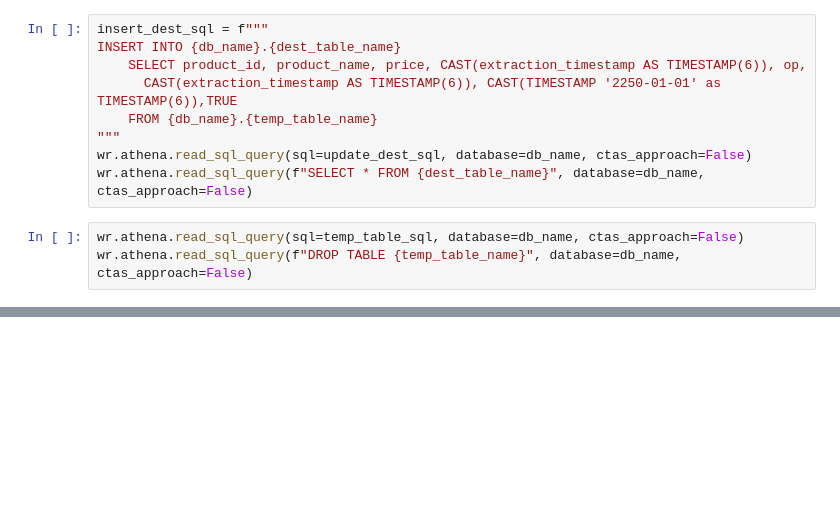
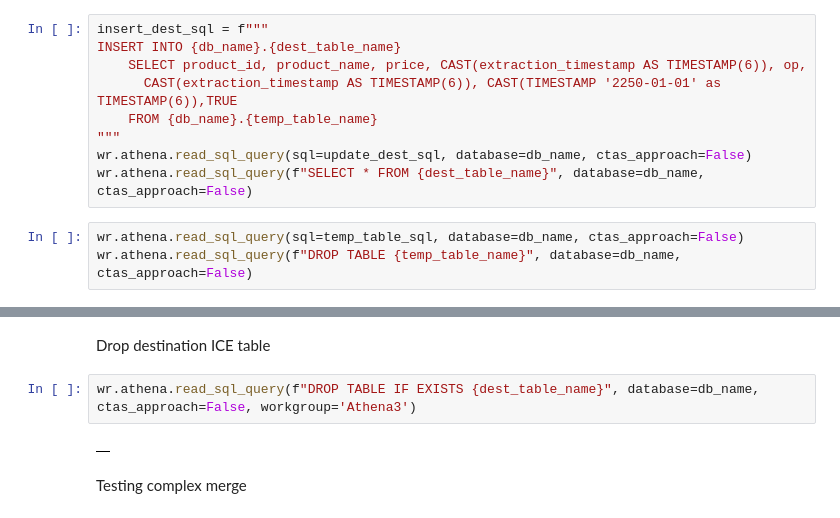
Before and after one commit to moj-analytical-services/iceberg-evaluation, a Jupyter notebook: hudi_vs_iceberg/athena_iceberg/ai_de_use_cases.ipynb, the cells around one changed output, grey strips where cells are left out. Cells and saved outputs as stored; diff of their text form; blank space fills up the shorter version.

```diff
--- a/hudi_vs_iceberg/athena_iceberg/ai_de_use_cases.ipynb
+++ b/hudi_vs_iceberg/athena_iceberg/ai_de_use_cases.ipynb
@@ -148,0 +282,8 @@ wr.athena.read_sql_query(f"DROP TABLE {temp_table_name}", database=db_name, ctas
+# %% [markdown]
+Drop destination ICE table
+# %%
+wr.athena.read_sql_query(f"DROP TABLE IF EXISTS {dest_table_name}", database=db_name, ctas_approach=False, workgroup='Athena3')
+# %% [output]
+|  |
+# %% [markdown]
+Testing complex merge
```
Also changed, not shown: parts of 31 cells of this notebook, 1 other file.
